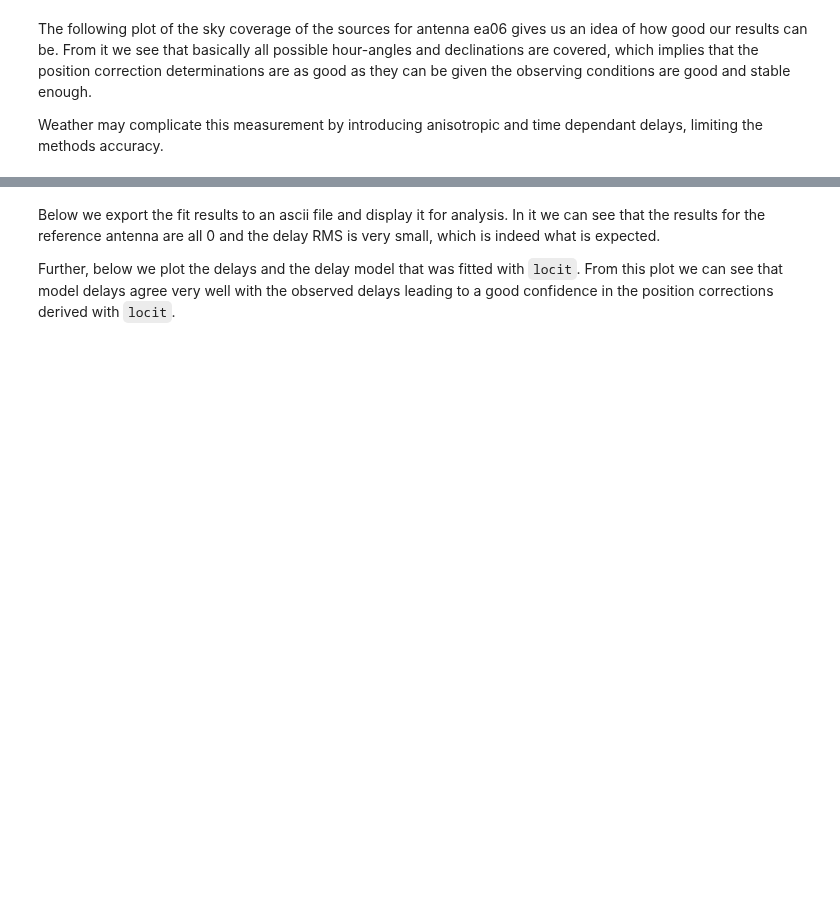
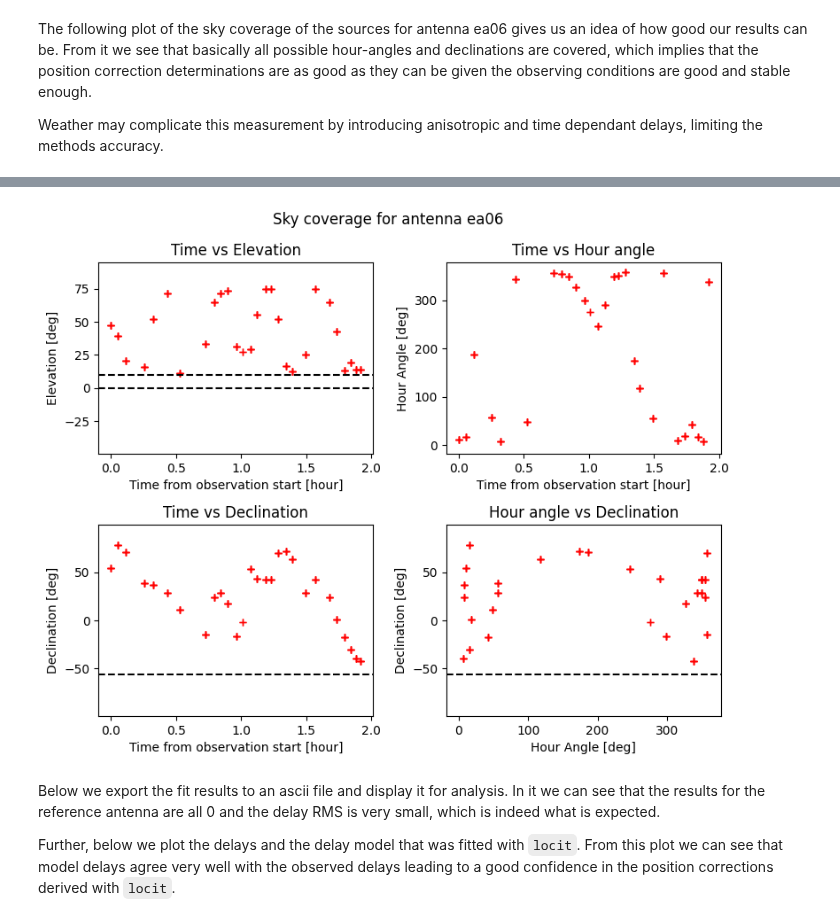
Before and after one commit to casangi/astrohack, a Jupyter notebook: docs/locit_tutorial.ipynb, the cells around one changed output, grey strips where cells are left out. Cells and saved outputs as stored; diff of their text form; code cells hidden in the pictures; blank space fills up the shorter version.

```diff
--- a/docs/locit_tutorial.ipynb
+++ b/docs/locit_tutorial.ipynb
@@ -262,7 +259,7 @@ position_mds = locit(locit_name,                    # Name of the locit file on
                      fit_slope=True,                # Fit delay rate
                      ant_id=None,                   # Select all antennas
                      ddi=None,                      # Select all DDIs
-                     combine_ddis=True,             # Combine delays from all DDIs to obtain a single solution with increased SNR
+                     combine_ddis='simple',         # Combine delays from all DDIs to obtain a single solution with increased SNR
                      parallel=True,                 # Do fitting in parallel
                      overwrite=True)                # Overwrite previously created position file
 # %% [output]
@@ -310,9 +367,11 @@ The following plot of the sky coverage of the sources for antenna ea06 gives us
 
 Weather may complicate this measurement by introducing anisotropic and time dependant delays, limiting the methods accuracy.
 # %%
-position_plot_folder = 'position_mds_plots'
+position_plot_folder = 'position_mds_exports'
 position_mds.plot_sky_coverage(position_plot_folder, # Folder to contain plot
                                ant_id='ea06',        # Plot only antenna ea06
                                ddi=None,             # DDI selection irrelevant because we are combining DDIs
                                time_unit='hour',     # Unit for observation duration
-                               angle_unit='deg')     # Unit for sky coordinates
+                               angle_unit='deg',     # Unit for sky coordinates
+                               display=True)
+# %% [output]
@@ -319,3 +379,4 @@ position_mds.plot_sky_coverage(position_plot_folder, # Folder to contain plot
+[figure, added]
 # %% [markdown]
 Below we export the fit results to an ascii file and display it for analysis.
 In it we can see that the results for the reference antenna are all 0 and the delay RMS is very small, which is indeed what is expected.
```
Also changed, not shown: parts of 14 cells of this notebook.
